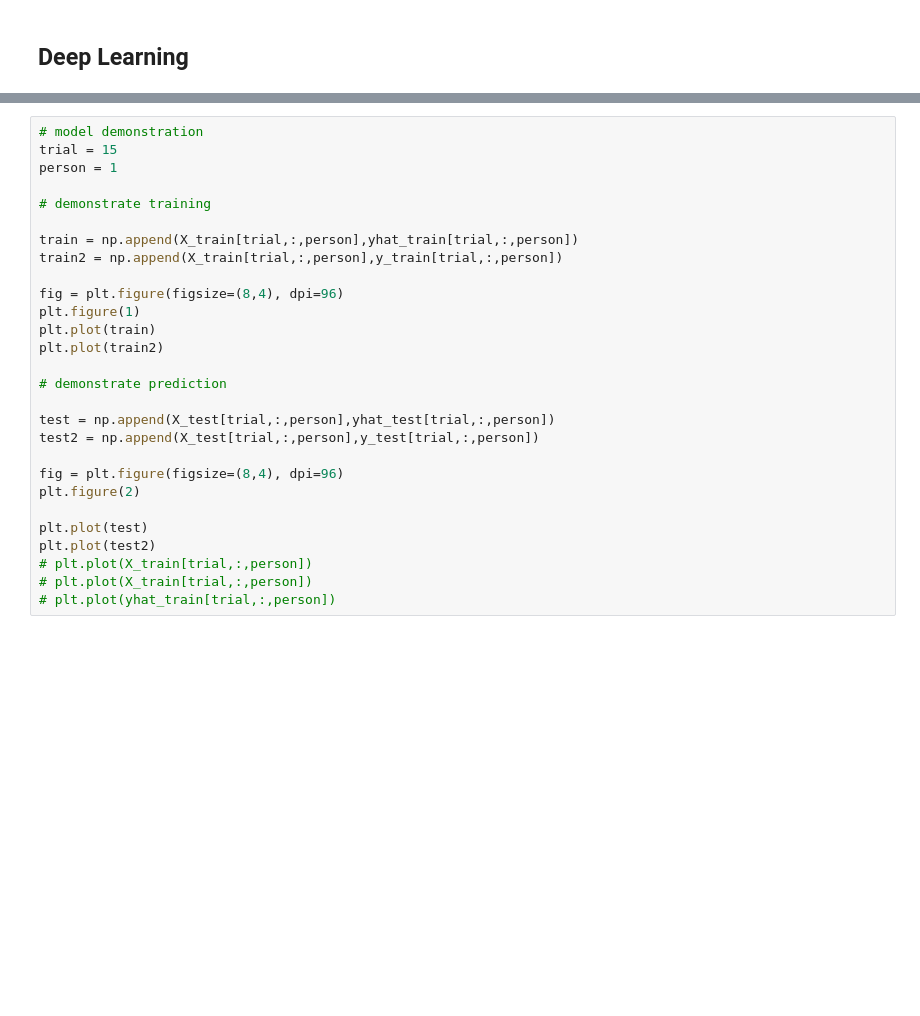
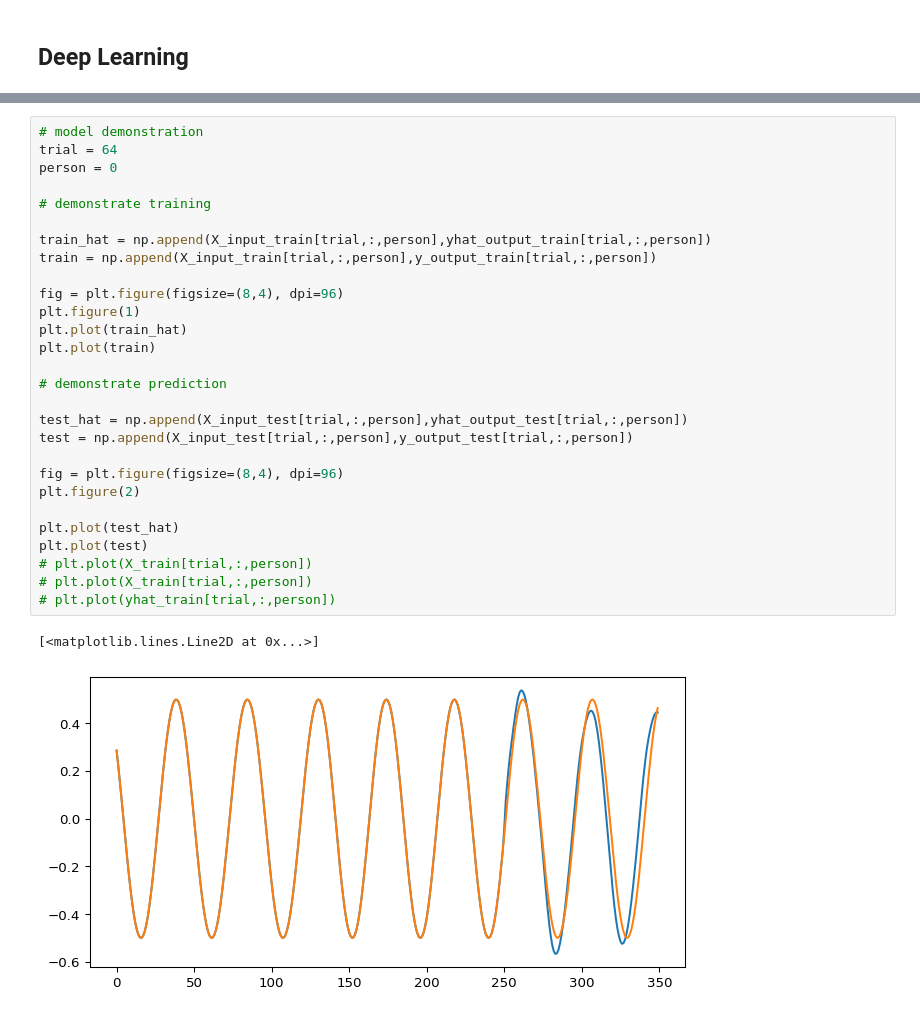
Before and after one commit to visserle/two-hearts, a Jupyter notebook: 03b_multivariate_forecast.ipynb, the cells around one changed output, grey strips where cells are left out. Drawn from its saved outputs; the diff is of its cells as text; blank space fills up the shorter version.

```diff
--- a/03b_multivariate_forecast.ipynb
+++ b/03b_multivariate_forecast.ipynb
@@ -184,28 +238,31 @@ yhat_test = model.predict(X_test,batch_size=10)
 # %%
 # model demonstration
-trial = 15
-person = 1
+trial = 64
+person = 0
 
 # demonstrate training
 
-train = np.append(X_train[trial,:,person],yhat_train[trial,:,person])
-train2 = np.append(X_train[trial,:,person],y_train[trial,:,person])
+train_hat = np.append(X_input_train[trial,:,person],yhat_output_train[trial,:,person])
+train = np.append(X_input_train[trial,:,person],y_output_train[trial,:,person])
 
 fig = plt.figure(figsize=(8,4), dpi=96)
 plt.figure(1)
+plt.plot(train_hat)
 plt.plot(train)
-plt.plot(train2)
 
 # demonstrate prediction
 
-test = np.append(X_test[trial,:,person],yhat_test[trial,:,person])
-test2 = np.append(X_test[trial,:,person],y_test[trial,:,person])
+test_hat = np.append(X_input_test[trial,:,person],yhat_output_test[trial,:,person])
+test = np.append(X_input_test[trial,:,person],y_output_test[trial,:,person])
 
 fig = plt.figure(figsize=(8,4), dpi=96)
 plt.figure(2)
 
+plt.plot(test_hat)
 plt.plot(test)
-plt.plot(test2)
 # plt.plot(X_train[trial,:,person])
 # plt.plot(X_train[trial,:,person])
 # plt.plot(yhat_train[trial,:,person])
+# %% [output]
+[<matplotlib.lines.Line2D at 0x...>]
+[figure, added]
```
Also changed, not shown: parts of 22 cells of this notebook.
